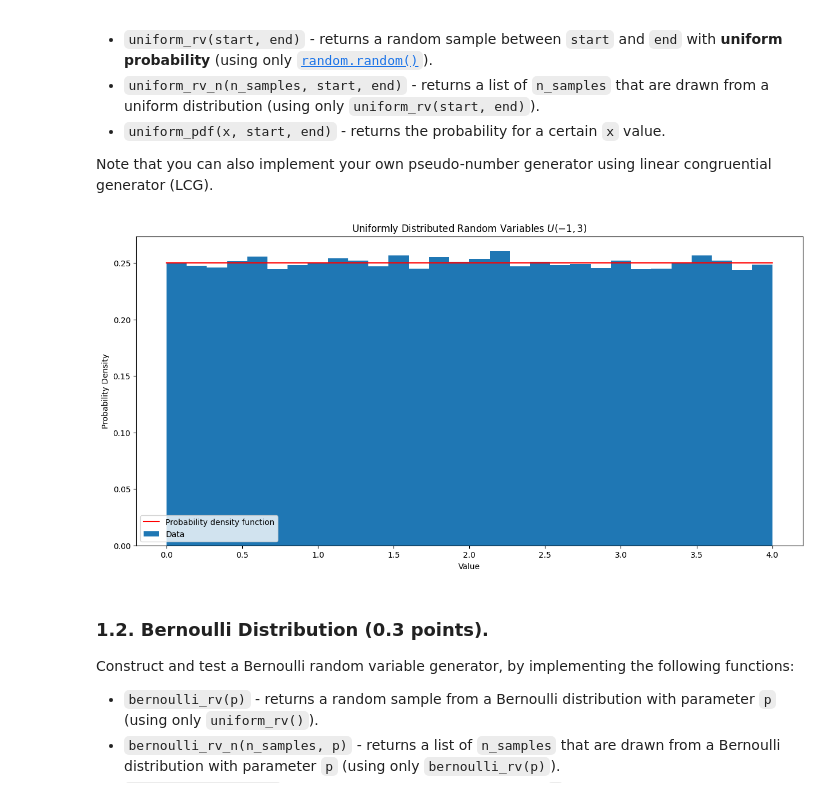
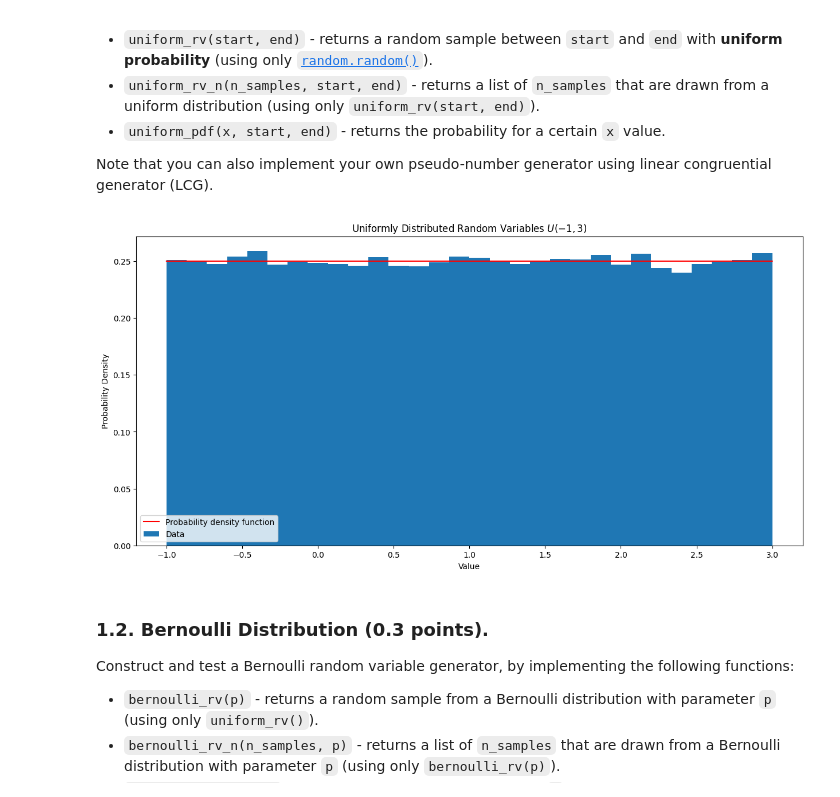
Before and after one commit to FilippMolnar/simulation-based-approximation, a Jupyter notebook: assignment.ipynb, the cells around one changed output. Drawn from its saved outputs; the diff is of its cells as text; code cells hidden in the pictures.

```diff
--- a/assignment.ipynb
+++ b/assignment.ipynb
@@ -108,7 +108,7 @@ def uniform_rv(start = 0, end = 1):
     Returns:
     - float, the random variable.
     """
-    return random.random() * (end-start)
+    return start + random.random() * (end-start)
 
 
 def uniform_rv_n(n_samples, start = 0, end = 1):
@@ -137,34 +137,34 @@ def uniform_pdf(x, start, end):
     - float: The PMF value for the given parameters.
     """
 
     return 1/(end-start)
 
 # Running Experiment
 n_samples = 100000
 start = -1
 end = 3
 samples = uniform_rv_n(n_samples, start = start, end = end)
 n_bins = 30
 
 # Generate histogram data with density scaling
 hist, bin_edges = custom_histogram(samples, n_bins, density = True)
 
 # Plotting the histogram as a probability distribution
 fig, ax = plt.subplots(1, 1, figsize = (15, 7))
 bin_centers = (np.diff(bin_edges) / 2 + bin_edges[:-1]) # calculate the position of the bin ceters
 ax.bar(bin_centers, hist, width = np.diff(bin_centers)[0], label = "Data") # plot the histogram
 
 # Plot the density function
 xx = np.linspace(min(samples), max(samples), 10000)
 yy = [uniform_pdf(x, start, end) for x in xx]
 ax.plot(xx, yy, color = 'r', label = "Probability density function")
 ax.set_xlabel('Value')
 ax.set_ylabel('Probability Density')
 ax.set_title(f'Uniformly Distributed Random Variables $U({start},{end})$')
 ax.legend()
 plt.show()
 # %% [output]
-[figure, old version]
+[figure, new version]
 # %% [markdown]
 ### 1.2. Bernoulli Distribution (0.3 points).
 
```
Also changed, not shown: parts of 15 cells of this notebook.
